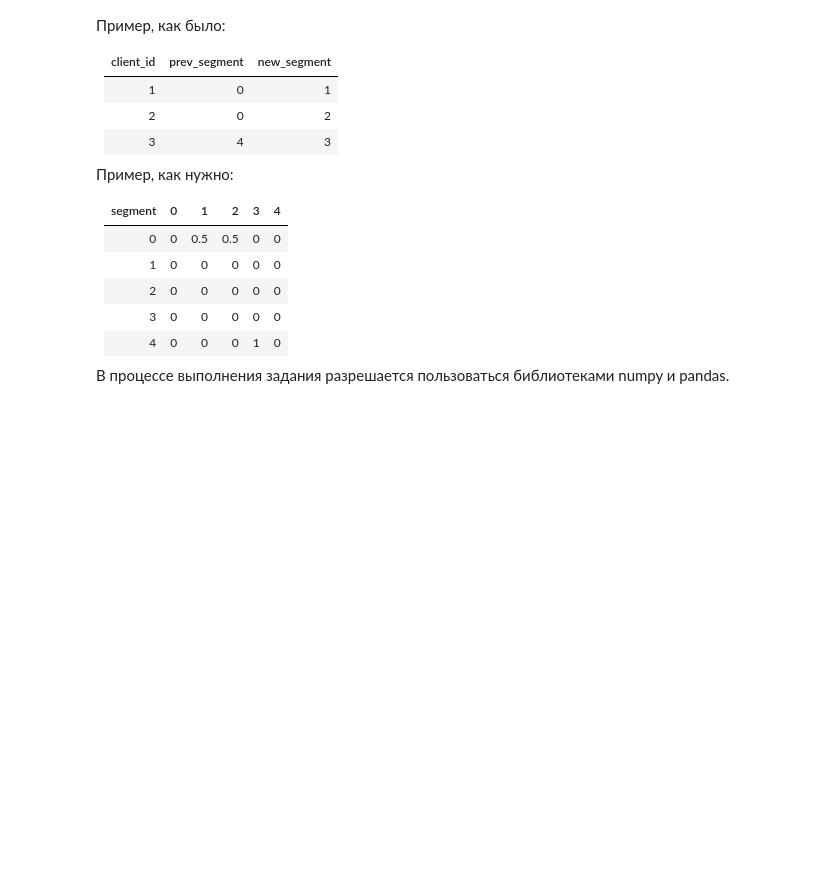
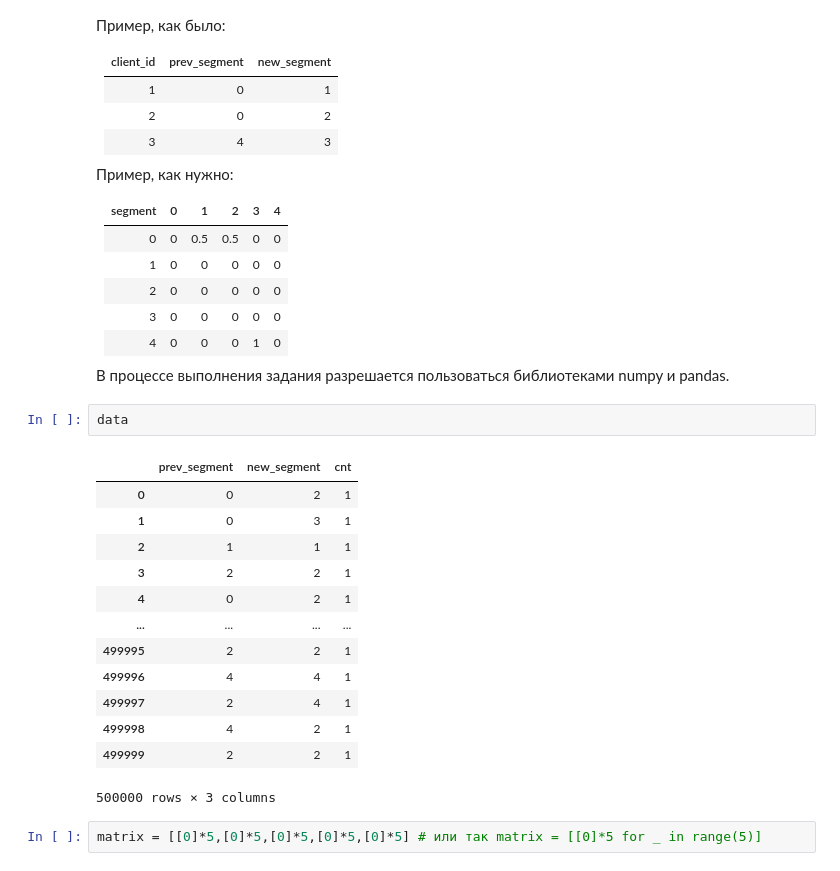
Before and after one commit to SergeyB81/Portfolio-DS, a Jupyter notebook: Тестовое CG/Bank-62-68/bank_ds_trainee_test_case.ipynb, the cells around one changed output. Cells and saved outputs as stored; diff of their text form; blank space fills up the shorter version.

```diff
--- a/Тестовое CG/Bank-62-68/bank_ds_trainee_test_case.ipynb
+++ b/Тестовое CG/Bank-62-68/bank_ds_trainee_test_case.ipynb
@@ -1123,3 +1136,21 @@ segment |0 | 1 | 2 | 3 | 4
 4 | 0 | 0 | 0 | 1 | 0
 
 В процессе выполнения задания разрешается пользоваться библиотеками numpy и pandas.
+# %%
+data
+# %% [output]
+|  | prev_segment | new_segment | cnt |
+| 0 | 0 | 2 | 1 |
+| 1 | 0 | 3 | 1 |
+| 2 | 1 | 1 | 1 |
+| 3 | 2 | 2 | 1 |
+| 4 | 0 | 2 | 1 |
+| ... | ... | ... | ... |
+| 499995 | 2 | 2 | 1 |
+| 499996 | 4 | 4 | 1 |
+| 499997 | 2 | 4 | 1 |
+| 499998 | 4 | 2 | 1 |
+| 499999 | 2 | 2 | 1 |
+500000 rows × 3 columns
+# %%
+matrix = [[0]*5,[0]*5,[0]*5,[0]*5,[0]*5] # или так matrix = [[0]*5 for _ in range(5)]
```
Also changed, not shown: parts of 29 cells of this notebook.
